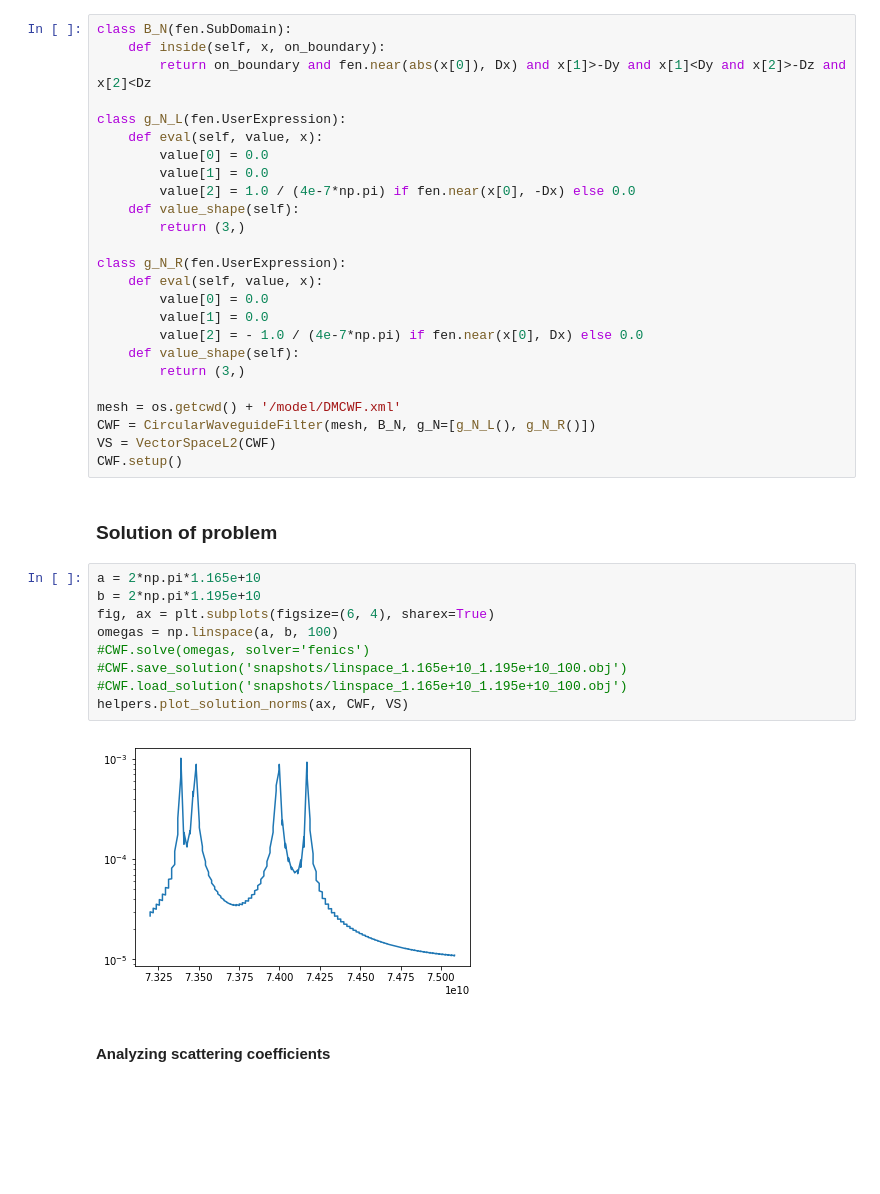
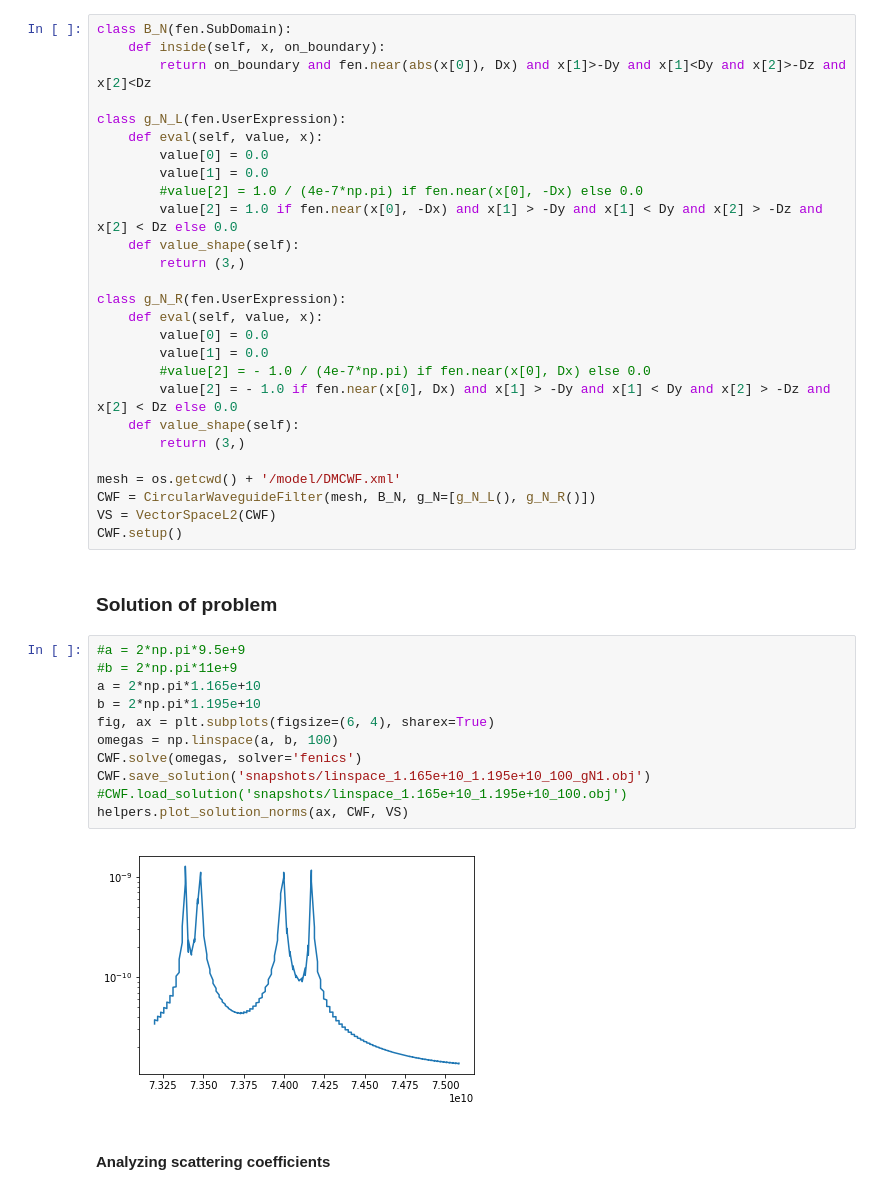
Before and after one commit to FMatti/Maxwell-MRI, a Jupyter notebook: examples/circular_waveguide_filter/circular_waveguide_filter.ipynb, the cells around one changed output. Drawn from its saved outputs; the diff is of its cells as text; blank space fills up the shorter version.

```diff
--- a/examples/circular_waveguide_filter/circular_waveguide_filter.ipynb
+++ b/examples/circular_waveguide_filter/circular_waveguide_filter.ipynb
@@ -44,7 +44,8 @@ class g_N_L(fen.UserExpression):
     def eval(self, value, x):
         value[0] = 0.0
         value[1] = 0.0
-        value[2] = 1.0 / (4e-7*np.pi) if fen.near(x[0], -Dx) else 0.0
+        #value[2] = 1.0 / (4e-7*np.pi) if fen.near(x[0], -Dx) else 0.0
+        value[2] = 1.0 if fen.near(x[0], -Dx) and x[1] > -Dy and x[1] < Dy and x[2] > -Dz and x[2] < Dz else 0.0
     def value_shape(self):
         return (3,)
 
@@ -52,7 +53,8 @@ class g_N_R(fen.UserExpression):
     def eval(self, value, x):
         value[0] = 0.0
         value[1] = 0.0
-        value[2] = - 1.0 / (4e-7*np.pi) if fen.near(x[0], Dx) else 0.0
+        #value[2] = - 1.0 / (4e-7*np.pi) if fen.near(x[0], Dx) else 0.0
+        value[2] = - 1.0 if fen.near(x[0], Dx) and x[1] > -Dy and x[1] < Dy and x[2] > -Dz and x[2] < Dz else 0.0
     def value_shape(self):
         return (3,)
 
@@ -63,16 +65,18 @@ CWF.setup()
 # %% [markdown]
 ### Solution of problem
 # %%
+#a = 2*np.pi*9.5e+9
+#b = 2*np.pi*11e+9
 a = 2*np.pi*1.165e+10
 b = 2*np.pi*1.195e+10
 fig, ax = plt.subplots(figsize=(6, 4), sharex=True)
 omegas = np.linspace(a, b, 100)
-#CWF.solve(omegas, solver='fenics')
-#CWF.save_solution('snapshots/linspace_1.165e+10_1.195e+10_100.obj')
+CWF.solve(omegas, solver='fenics')
+CWF.save_solution('snapshots/linspace_1.165e+10_1.195e+10_100_gN1.obj')
 #CWF.load_solution('snapshots/linspace_1.165e+10_1.195e+10_100.obj')
 helpers.plot_solution_norms(ax, CWF, VS)
 # %% [output]
-[figure, old version]
+[figure, new version]
 # %% [markdown]
 #### Analyzing scattering coefficients
 # %%
```
Also changed, not shown: parts of 6 cells of this notebook, 1 other file.
